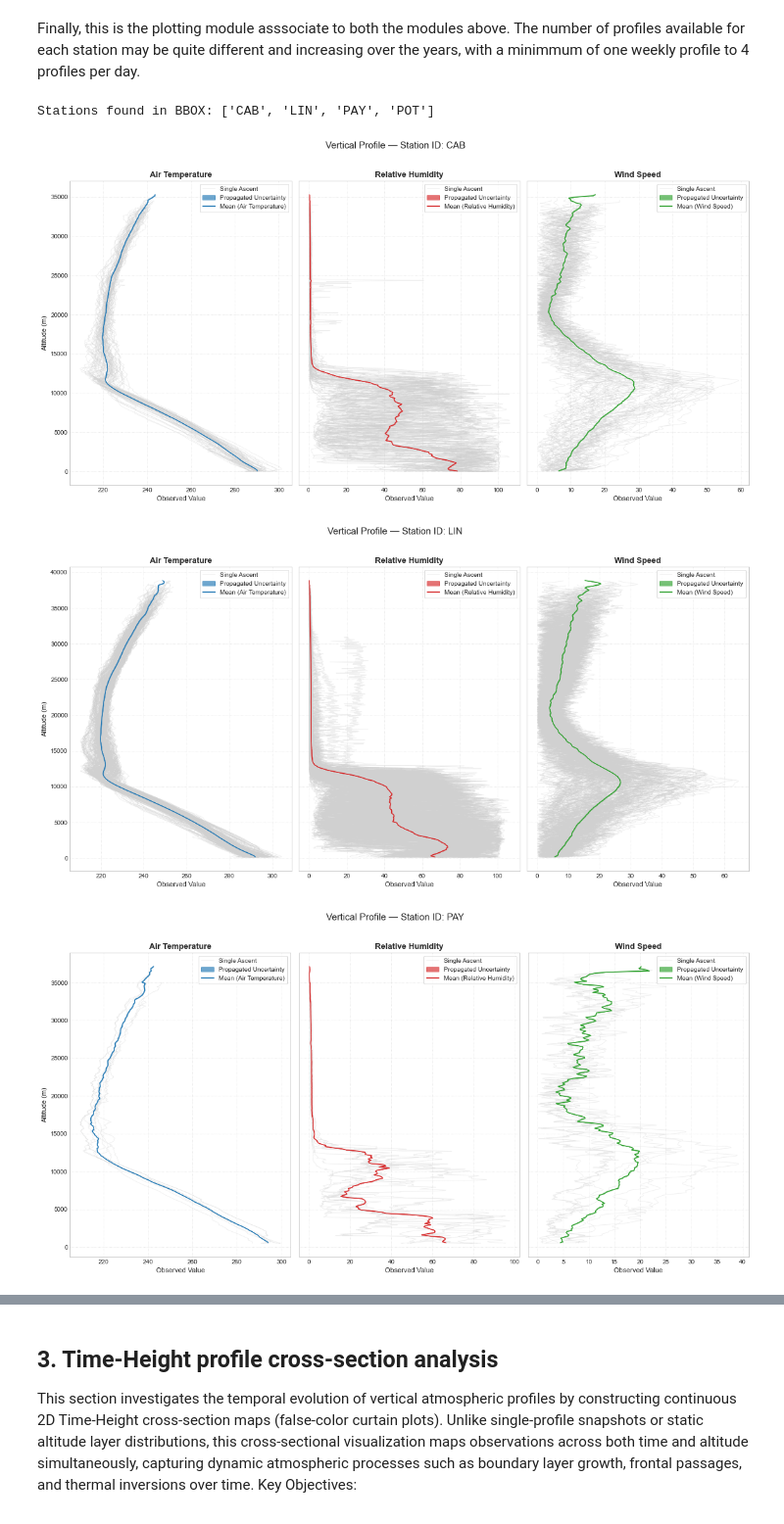
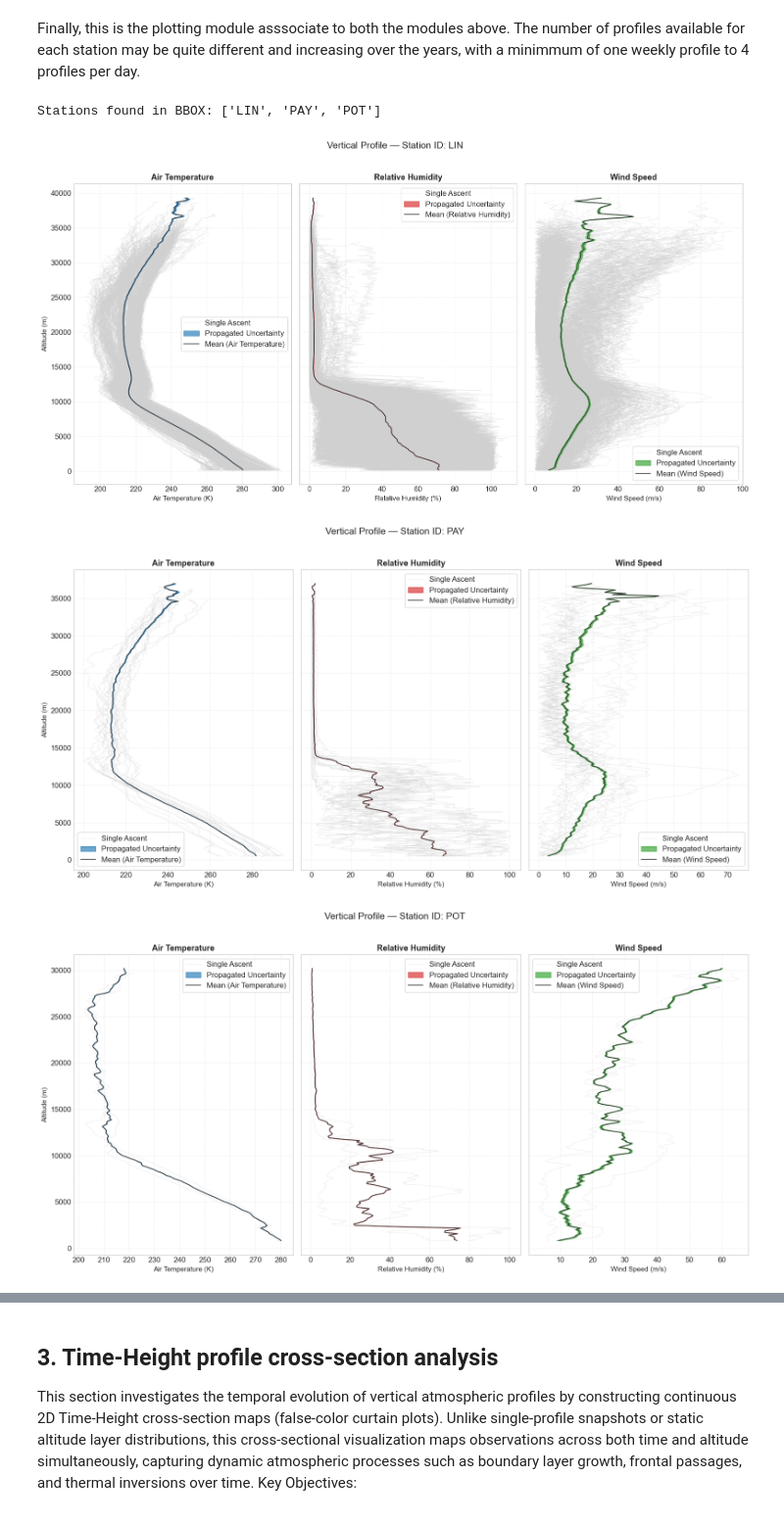
Before and after one commit to ecmwf-training/c3s-training-submodule-insitu-obs, a Jupyter notebook: GRUAN_C3S_Jupyter.ipynb, the cells around one changed output, grey strips where cells are left out. Shown at 98% size. Cells and saved outputs as stored; diff of their text form; code cells hidden in the pictures.

Commit message:
GRUAN Jupyter notebook - minor plot update

```diff
--- a/GRUAN_C3S_Jupyter.ipynb
+++ b/GRUAN_C3S_Jupyter.ipynb
@@ -155,7 +155,7 @@ This code block handles the efficient parallel loading and merging of multiple G
 # Dataset Ingestion Configuration
 # -----------------------------------------------------------------------------
 # File search pattern to locate target GRUAN NetCDF files
-file_pattern = '/Users/fabiomadonna/Desktop/RHARM/*GRUAN*.nc'
+file_pattern = '/Users/fabiomadonna/Desktop/GRUAN/*.nc'
 
 # Open multiple NetCDF files using xarray.
 # Parameters:
@@ -246,15 +246,18 @@ def extract_profile_flexible(
     station_id: str = None,
     report_id: str = None,
     bbox: dict = None,
-    time_range: tuple = None, #you may use the following syntax here time_range = ('2020-01-01', '2021-12-31')
+    time_range: tuple = None,  # time_range = ('2020-01-01', '2021-12-31')
     dz: float = 150.0,
 ):
     """Extracts profile data without cross-station spatial averaging.
 
     Modes:
-    - 'STATION': Returns tuple (z_centers, val_means, unc_prop, individual_profiles) for a single station.
-    - 'BOUNDING_BOX': Identifies all stations inside bbox and returns a dictionary:
-                      { station_id_str: (z_centers, val_means, unc_prop, individual_profiles), ... }
+    - 'STATION': Returns tuple (z_centers, val_means, unc_prop,
+    individual_profiles) for a single station.
+    - 'BOUNDING_BOX': Identifies all stations inside bbox and returns a
+    dictionary:
+                      { station_id_str: (z_centers, val_means, unc_prop,
+                      individual_profiles), ... }
     """
     lat_var = _find_variable_name(
         dataset, ['latitude', 'lat', 'station_latitude']
@@ -316,7 +319,7 @@ def extract_profile_flexible(
 
         z_raw = dataset['z_coordinate'].values[mask_np]
         val_raw = dataset['observation_value'].values[mask_np]
-        unc_raw = dataset['uncertainty_value1'].values[mask_np]
+        unc_raw = dataset['uncertainty_value5'].values[mask_np]
         rep_raw = (
             dataset[rep_var].values[mask_np]
             if rep_var
@@ -351,7 +354,8 @@ def extract_profile_flexible(
             if n_obs > 0:
                 z_centers.append((z_bins[i - 1] + z_bins[i]) / 2.0)
                 val_means.append(np.nanmean(val_clean[in_b]))
-                u_p = np.sqrt(np.nansum(unc_clean[in_b] ** 2)) / n_obs
+                # Calcola la media delle incertezze per il bin corrente
+                u_p = np.nanmean(unc_clean[in_b])
                 unc_prop.append(u_p)
 
         return (
@@ -402,7 +406,7 @@ def extract_profile_flexible(
 
             z_raw = dataset['z_coordinate'].values[st_mask]
             val_raw = dataset['observation_value'].values[st_mask]
-            unc_raw = dataset['uncertainty_value1'].values[st_mask]
+            unc_raw = dataset['uncertainty_value5'].values[st_mask]
             rep_raw = (
                 dataset[rep_var].values[st_mask]
                 if rep_var
@@ -440,7 +444,8 @@ def extract_profile_flexible(
                 if n_obs > 0:
                     z_centers.append((z_bins[i - 1] + z_bins[i]) / 2.0)
                     val_means.append(np.nanmean(val_clean[in_b]))
-                    u_p = np.sqrt(np.nansum(unc_clean[in_b] ** 2)) / n_obs
+                    # Calcola la media delle incertezze per il bin corrente
+                    u_p = np.nanmean(unc_clean[in_b])
                     unc_prop.append(u_p)
 
             st_key = st.decode('utf-8') if isinstance(st, bytes) else str(st)
@@ -463,6 +468,9 @@ Finally, this is the plotting module asssociate to both the modules above. The n
 # =============================================================================
 # Plotting Execution
 # =============================================================================
+
+# Unità di misura per le variabili
+var_units = {126: 'K', 138: '%', 107: 'm/s'}
 
 bbox_area = {'lat_min': 40.0, 'lat_max': 55.0, 'lon_min': 5.0, 'lon_max': 20.0}
 var_codes_to_plot = [126, 138, 107]  # Temp, RH, Wind Speed
@@ -513,50 +521,54 @@ for st_id in sorted(list(all_stations)):
                     zorder=1,
                 )
 
-            # Propagated uncertainty (Shaded area) - Z-ORDER 2
+            # Propagated uncertainty (Shaded area) - Z-ORDER 2 (invariato)
             ax.fill_betweenx(
                 z_mean,
                 val_mean - unc_mean,
                 val_mean + unc_mean,
                 color=color,
-                alpha=0.65,      # <-- Opacità alzata per evidenziare l'area
+                alpha=0.65,
                 label='Propagated Uncertainty',
                 zorder=2,
             )
 
-            # Station mean profile - Z-ORDER 3
+            # Station mean profile - Z-ORDER 3 (cambiato colore in grigio scuro)
             ax.plot(
                 val_mean,
                 z_mean,
-                color=color,
-                linewidth=1.2,   # <-- Linea colorata notevolmente assottigliata
+                color='#333333',
+                linewidth=1.2,
                 label=f'Mean ({get_var_name_en(code)})',
                 zorder=3,
             )
 
-            ax.set_xlabel('Observed Value', fontsize=11)
+            # Etichetta Asse X: Nome variabile + Unità di misura
+            unit = var_units.get(code, '')
+            xlabel_text = f'{get_var_name_en(code)} ({unit})' if unit else get_var_name_en(code)
+            ax.set_xlabel(xlabel_text, fontsize=11)
+
             ax.set_title(get_var_name_en(code), fontsize=13, fontweight='bold')
             ax.grid(True, linestyle=':', alpha=0.6)
             ax.legend(loc='best', frameon=True)
         else:
             ax.set_title(
                 f'{get_var_name_en(code)} (No Data)',
                 fontsize=11,
                 fontweight='bold',
                 color='gray',
             )
 
     if has_data:
         axes[0].set_ylabel('Altitude (m)', fontsize=11)
         plt.suptitle(
             f'Vertical Profile — Station ID: {st_id}', fontsize=15, y=1.02
         )
         plt.tight_layout()
         plt.show()
     else:
         plt.close(fig)
 # %% [output]
-Stations found in BBOX: ['CAB', 'LIN', 'PAY', 'POT']
+Stations found in BBOX: ['LIN', 'PAY', 'POT']
-[figure, old version]
+[figure, new version]
-[figure, old version]
+[figure, new version]
-[figure, old version]
+[figure, new version]
```
Also changed, not shown: parts of 5 cells of this notebook.
